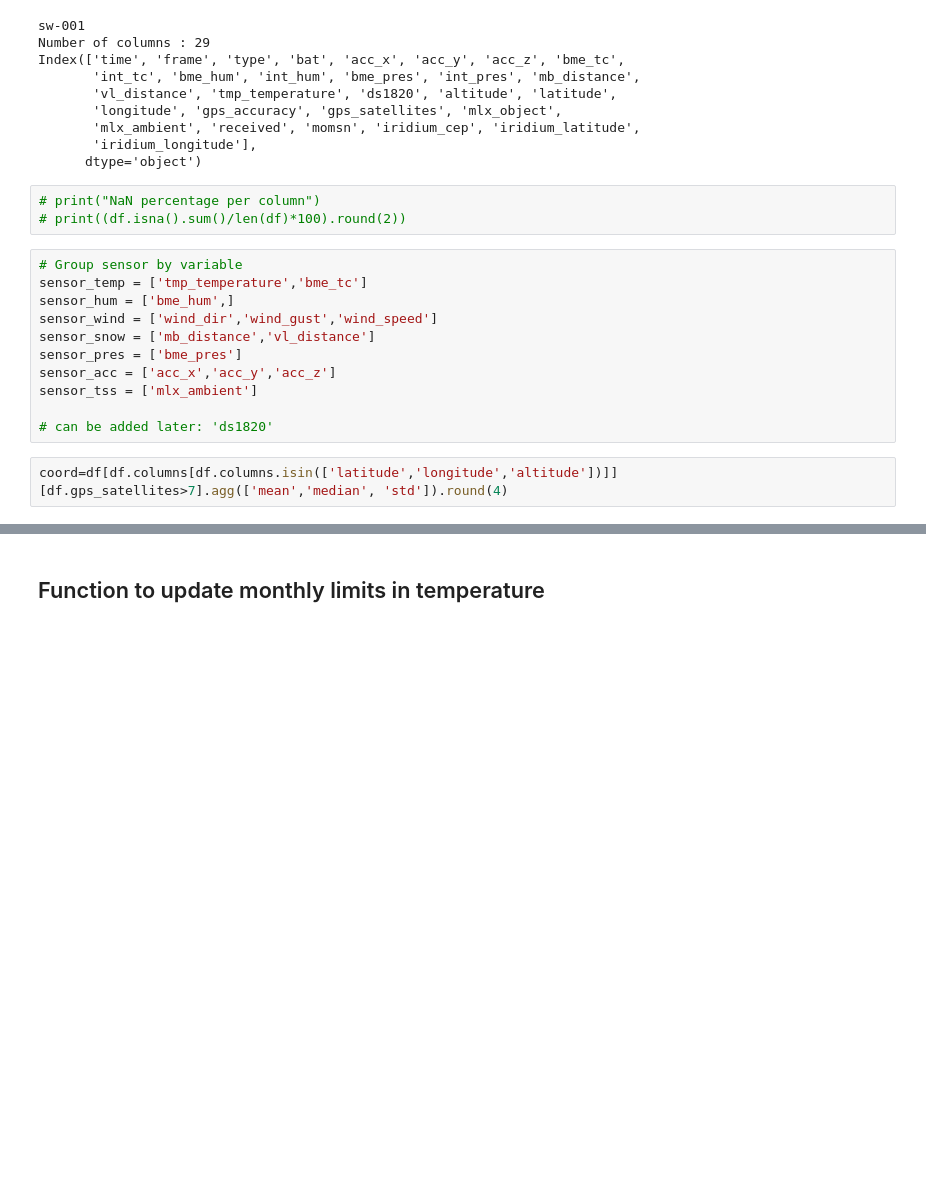
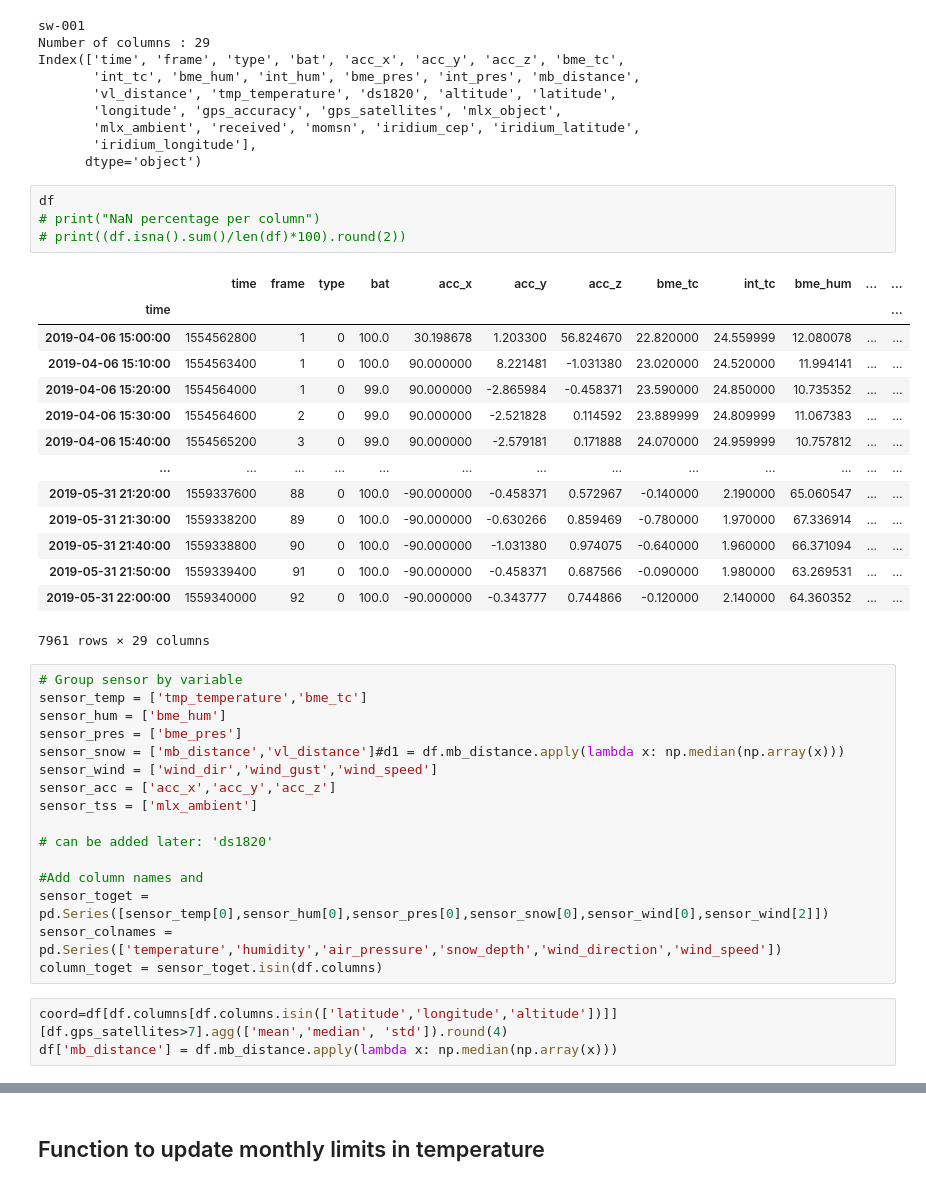
Before and after one commit to UiOHive/wsn_filters, a Jupyter notebook: wsn_main.ipynb, the cells around one changed output, grey strips where cells are left out. Cells and saved outputs as stored; diff of their text form; blank space fills up the shorter version.

```diff
--- a/wsn_main.ipynb
+++ b/wsn_main.ipynb
@@ -54,20 +54,42 @@ Index(['time', 'frame', 'type', 'bat', 'acc_x', 'acc_y', 'acc_z', 'bme_tc',
        'iridium_longitude'],
       dtype='object')
 # %%
+df
 # print("NaN percentage per column")
 # print((df.isna().sum()/len(df)*100).round(2))
+# %% [output]
+|  | time | frame | type | bat | acc_x | acc_y | acc_z | bme_tc | int_tc | bme_hum | ... | ... |
+| time |  |  |  |  |  |  |  |  |  |  |  | ... |
+| 2019-04-06 15:00:00 | 1554562800 | 1 | 0 | 100.0 | 30.198678 | 1.203300 | 56.824670 | 22.820000 | 24.559999 | 12.080078 | ... | ... |
+| 2019-04-06 15:10:00 | 1554563400 | 1 | 0 | 100.0 | 90.000000 | 8.221481 | -1.031380 | 23.020000 | 24.520000 | 11.994141 | ... | ... |
+| 2019-04-06 15:20:00 | 1554564000 | 1 | 0 | 99.0 | 90.000000 | -2.865984 | -0.458371 | 23.590000 | 24.850000 | 10.735352 | ... | ... |
+| 2019-04-06 15:30:00 | 1554564600 | 2 | 0 | 99.0 | 90.000000 | -2.521828 | 0.114592 | 23.889999 | 24.809999 | 11.067383 | ... | ... |
+| 2019-04-06 15:40:00 | 1554565200 | 3 | 0 | 99.0 | 90.000000 | -2.579181 | 0.171888 | 24.070000 | 24.959999 | 10.757812 | ... | ... |
+| ... | ... | ... | ... | ... | ... | ... | ... | ... | ... | ... | ... | ... |
+| 2019-05-31 21:20:00 | 1559337600 | 88 | 0 | 100.0 | -90.000000 | -0.458371 | 0.572967 | -0.140000 | 2.190000 | 65.060547 | ... | ... |
+| 2019-05-31 21:30:00 | 1559338200 | 89 | 0 | 100.0 | -90.000000 | -0.630266 | 0.859469 | -0.780000 | 1.970000 | 67.336914 | ... | ... |
+| 2019-05-31 21:40:00 | 1559338800 | 90 | 0 | 100.0 | -90.000000 | -1.031380 | 0.974075 | -0.640000 | 1.960000 | 66.371094 | ... | ... |
+| 2019-05-31 21:50:00 | 1559339400 | 91 | 0 | 100.0 | -90.000000 | -0.458371 | 0.687566 | -0.090000 | 1.980000 | 63.269531 | ... | ... |
+| 2019-05-31 22:00:00 | 1559340000 | 92 | 0 | 100.0 | -90.000000 | -0.343777 | 0.744866 | -0.120000 | 2.140000 | 64.360352 | ... | ... |
+7961 rows × 29 columns
 # %%
 # Group sensor by variable
 sensor_temp = ['tmp_temperature','bme_tc']
-sensor_hum = ['bme_hum',]
+sensor_hum = ['bme_hum']
+sensor_pres = ['bme_pres']
+sensor_snow = ['mb_distance','vl_distance']#d1 = df.mb_distance.apply(lambda x: np.median(np.array(x)))
 sensor_wind = ['wind_dir','wind_gust','wind_speed']
-sensor_snow = ['mb_distance','vl_distance']
-sensor_pres = ['bme_pres']
 sensor_acc = ['acc_x','acc_y','acc_z']
 sensor_tss = ['mlx_ambient']
 
 # can be added later: 'ds1820'
+
+#Add column names and
+sensor_toget = pd.Series([sensor_temp[0],sensor_hum[0],sensor_pres[0],sensor_snow[0],sensor_wind[0],sensor_wind[2]])
+sensor_colnames = pd.Series(['temperature','humidity','air_pressure','snow_depth','wind_direction','wind_speed'])
+column_toget = sensor_toget.isin(df.columns)
 # %%
 coord=df[df.columns[df.columns.isin(['latitude','longitude','altitude'])]][df.gps_satellites>7].agg(['mean','median', 'std']).round(4)
+df['mb_distance'] = df.mb_distance.apply(lambda x: np.median(np.array(x)))
 # %%
 # Extract wanted and existing columns
```
Also changed, not shown: parts of 9 cells of this notebook.
